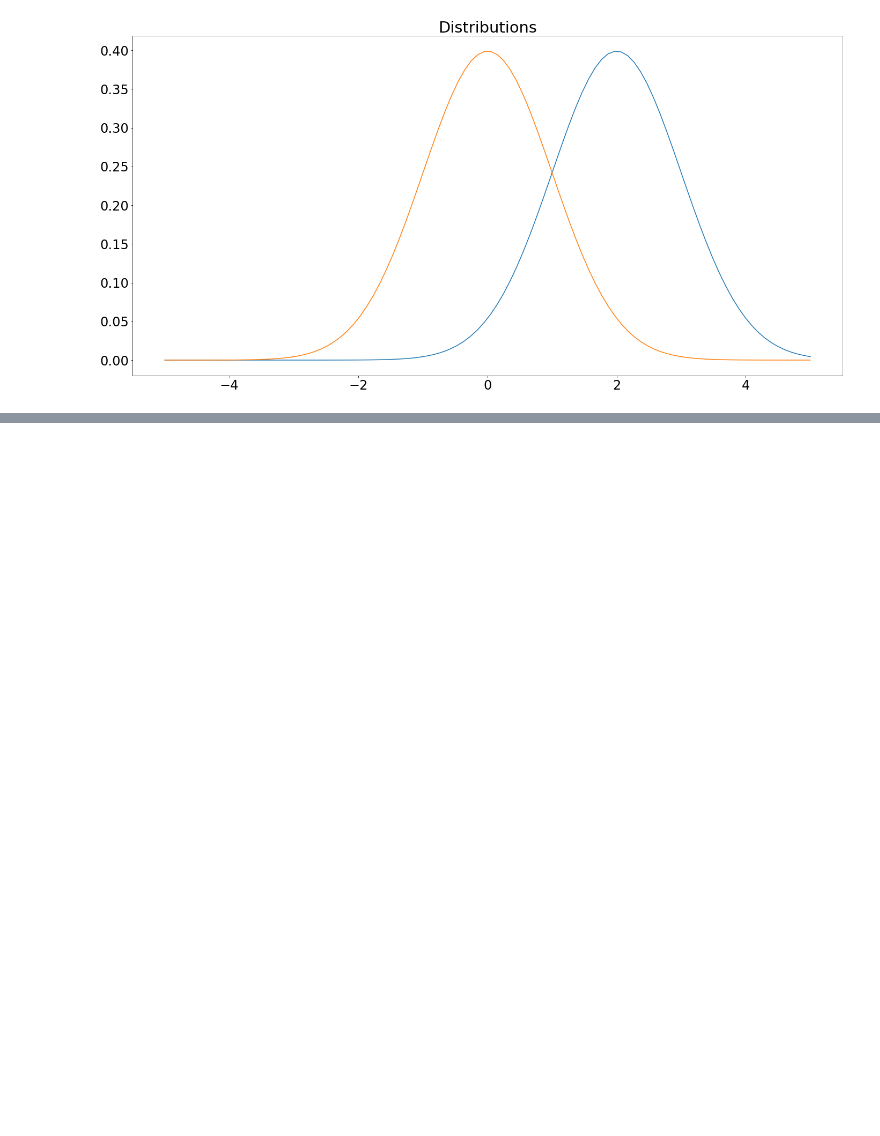
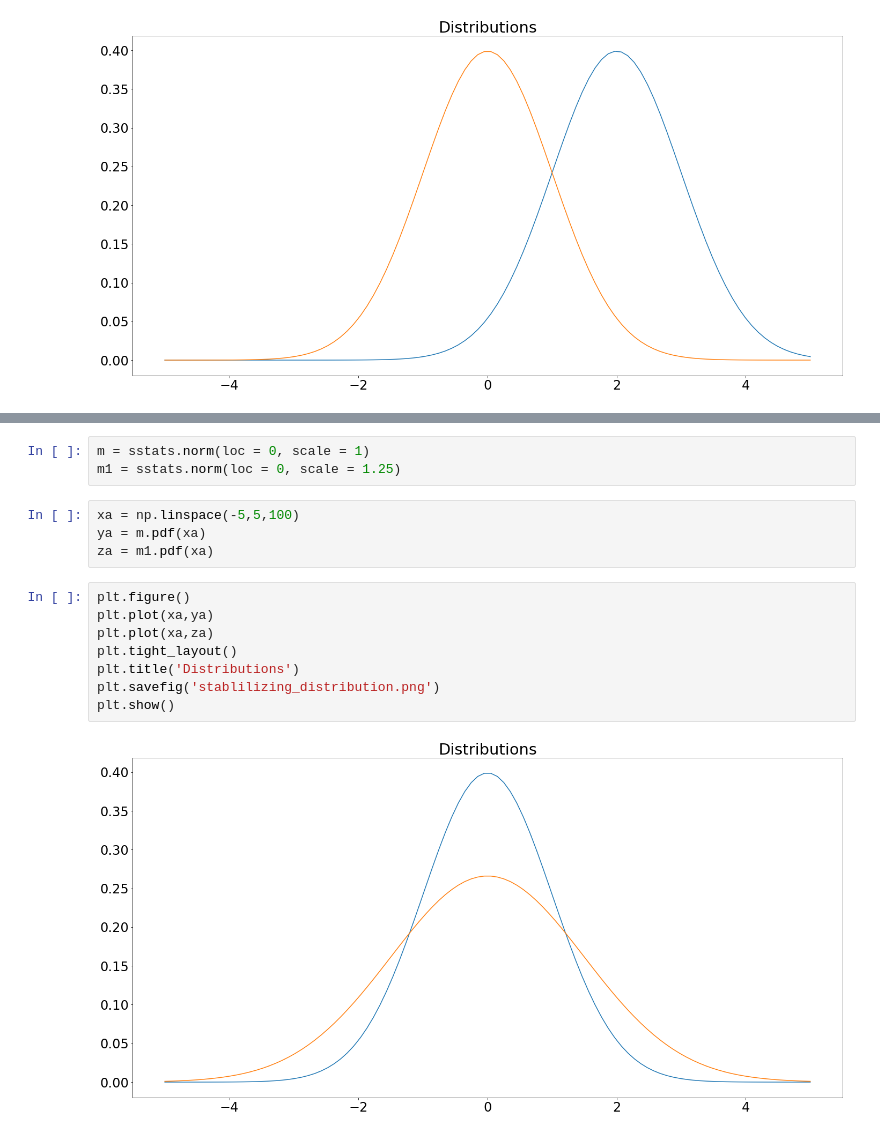
Before and after one commit to djdebonis/enceph, a Jupyter notebook: figures.ipynb, the cells around one changed output, grey strips where cells are left out. Cells and saved outputs as stored; diff of their text form; blank space fills up the shorter version.

Commit message:
create (& create code for) stablizing distribution image

```diff
--- a/figures.ipynb
+++ b/figures.ipynb
@@ -24,3 +24,20 @@ plt.show()
 [figure]
 # %% [markdown]
 ![distribtions](./distributions.png)
+# %%
+m = sstats.norm(loc = 0, scale = 1)
+m1 = sstats.norm(loc = 0, scale = 1.25)
+# %%
+xa = np.linspace(-5,5,100)
+ya = m.pdf(xa)
+za = m1.pdf(xa)
+# %%
+plt.figure()
+plt.plot(xa,ya)
+plt.plot(xa,za)
+plt.tight_layout()
+plt.title('Distributions')
+plt.savefig('stablilizing_distribution.png')
+plt.show()
+# %% [output]
+[figure, added]
```
Also changed, not shown: 1 other file.
